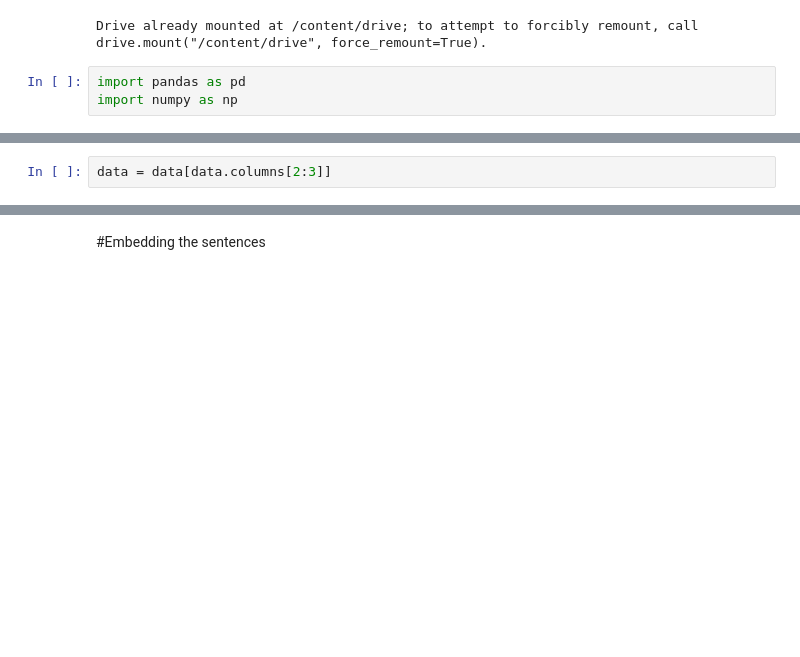
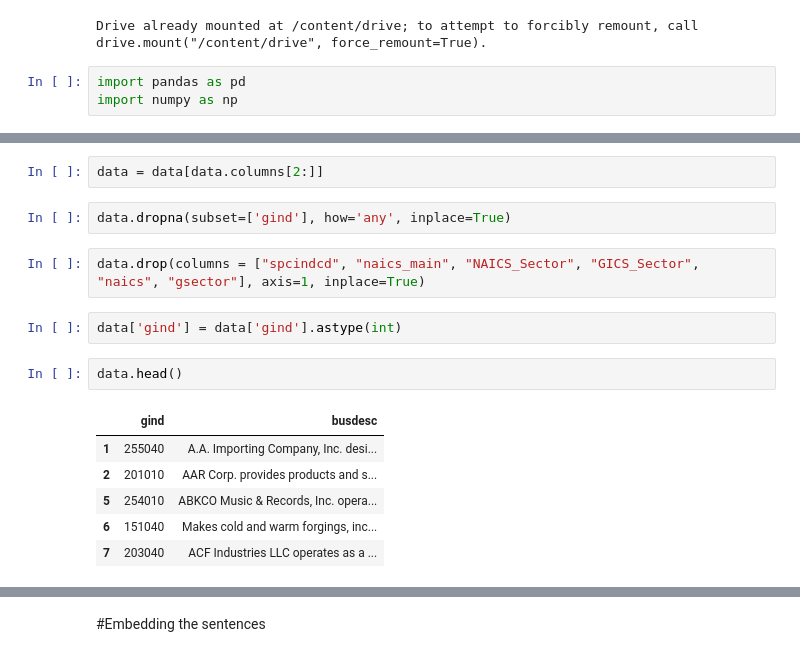
Before and after one commit to nubs4dayz/company-classification-research, a Jupyter notebook: Unsupervised Approach/Unsupervised Approach (all-mpnet-base-v2).ipynb, the cells around one changed output, grey strips where cells are left out. Cells and saved outputs as stored; diff of their text form; blank space fills up the shorter version.

```diff
--- a/Unsupervised Approach/Unsupervised Approach (all-mpnet-base-v2).ipynb
+++ b/Unsupervised Approach/Unsupervised Approach (all-mpnet-base-v2).ipynb
@@ -25,5 +25,20 @@ data.head()
 # %%
-data = data[data.columns[2:3]]
+data = data[data.columns[2:]]
+# %%
+data.dropna(subset=['gind'], how='any', inplace=True)
+# %%
+data.drop(columns = ["spcindcd", "naics_main", "NAICS_Sector", "GICS_Sector", "naics", "gsector"], axis=1, inplace=True)
+# %%
+data['gind'] = data['gind'].astype(int)
+# %%
+data.head()
+# %% [output]
+|  | gind | busdesc |
+| 1 | 255040 | A.A. Importing Company, Inc. desi... |
+| 2 | 201010 | AAR Corp. provides products and s... |
+| 5 | 254010 | ABKCO Music & Records, Inc. opera... |
+| 6 | 151040 | Makes cold and warm forgings, inc... |
+| 7 | 203040 | ACF Industries LLC operates as a ... |
 # %%
 pip install -U sentence-transformers
 # %% [output]
```
Also changed, not shown: parts of 17 cells of this notebook, 1 other file.
